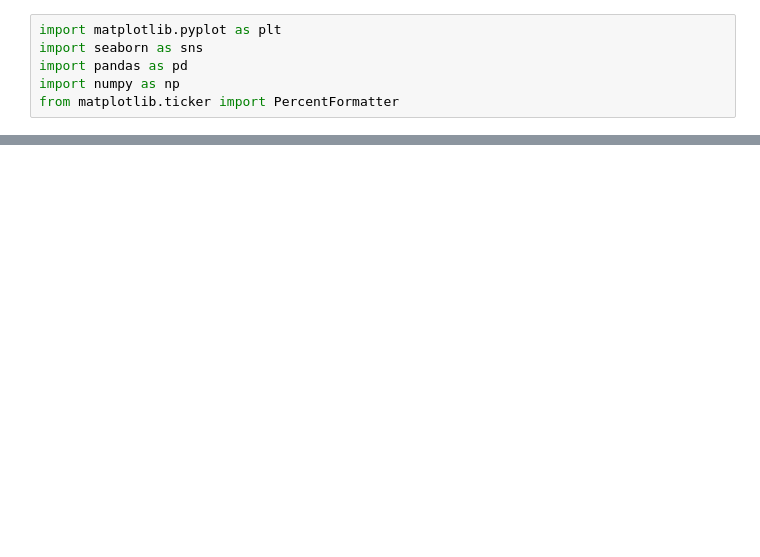
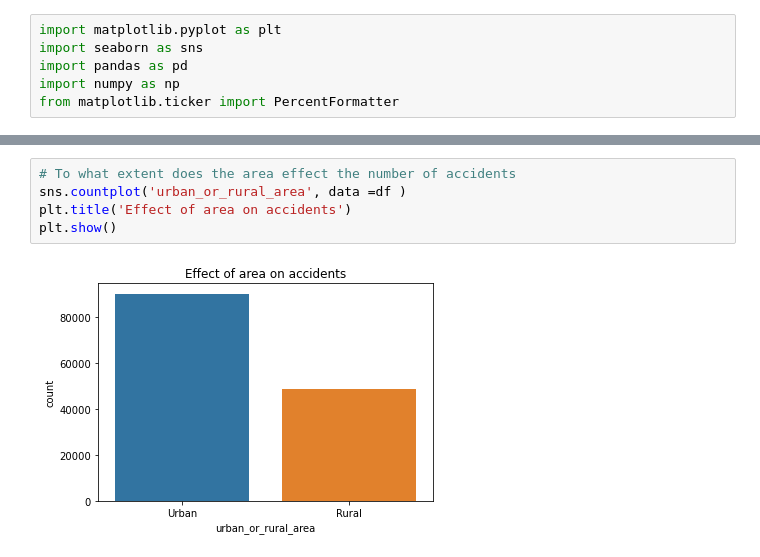
Before and after one commit to allaaamr/DataEngineering, a Jupyter notebook: main.ipynb, the cells around one changed output, grey strips where cells are left out. Drawn from its saved outputs; the diff is of its cells as text; blank space fills up the shorter version.

```diff
--- a/main.ipynb
+++ b/main.ipynb
@@ -17,0 +24,7 @@ df.head()
+# %%
+# To what extent does the area effect the number of accidents
+sns.countplot('urban_or_rural_area', data =df )
+plt.title('Effect of area on accidents')
+plt.show()
+# %% [output]
+[figure, added]
```
Also changed, not shown: parts of 14 cells of this notebook.
